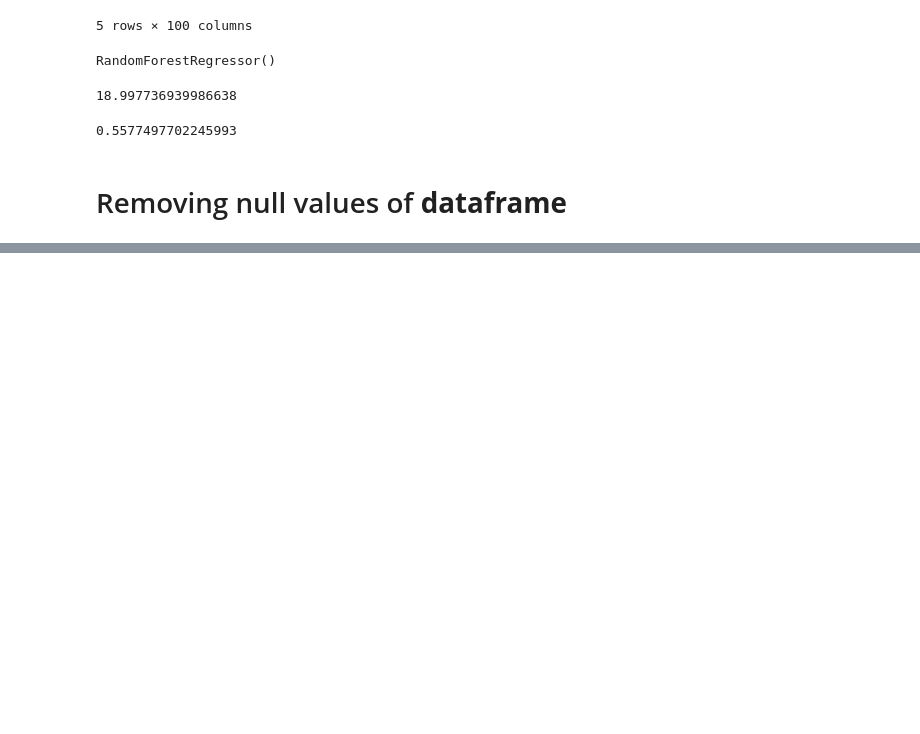
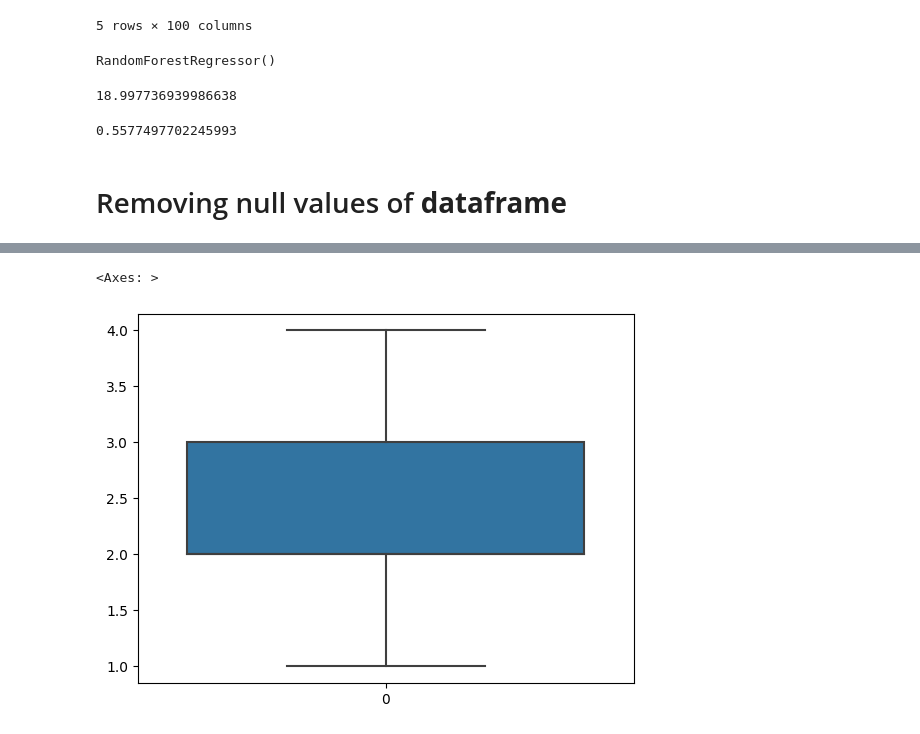
Before and after one commit to shubham62025865/shubham1, a Jupyter notebook: Untitled22.ipynb, the cells around one changed output, grey strips where cells are left out. Drawn from its saved outputs; the diff is of its cells as text; code cells hidden in the pictures; blank space fills up the shorter version.

```diff
--- a/Untitled22.ipynb
+++ b/Untitled22.ipynb
@@ -473,0 +630,9 @@ r2_score(y_test, y_pred)
+# %%
+cols = ['size', 'total_sqft', 'bath']
+for col in cols:
+  df = remove_outlier(col, df)
+# %%
+sns.boxplot(df["size"])
+# %% [output]
+<Axes: >
+[figure, added]
```
Also changed, not shown: parts of 31 cells of this notebook.
